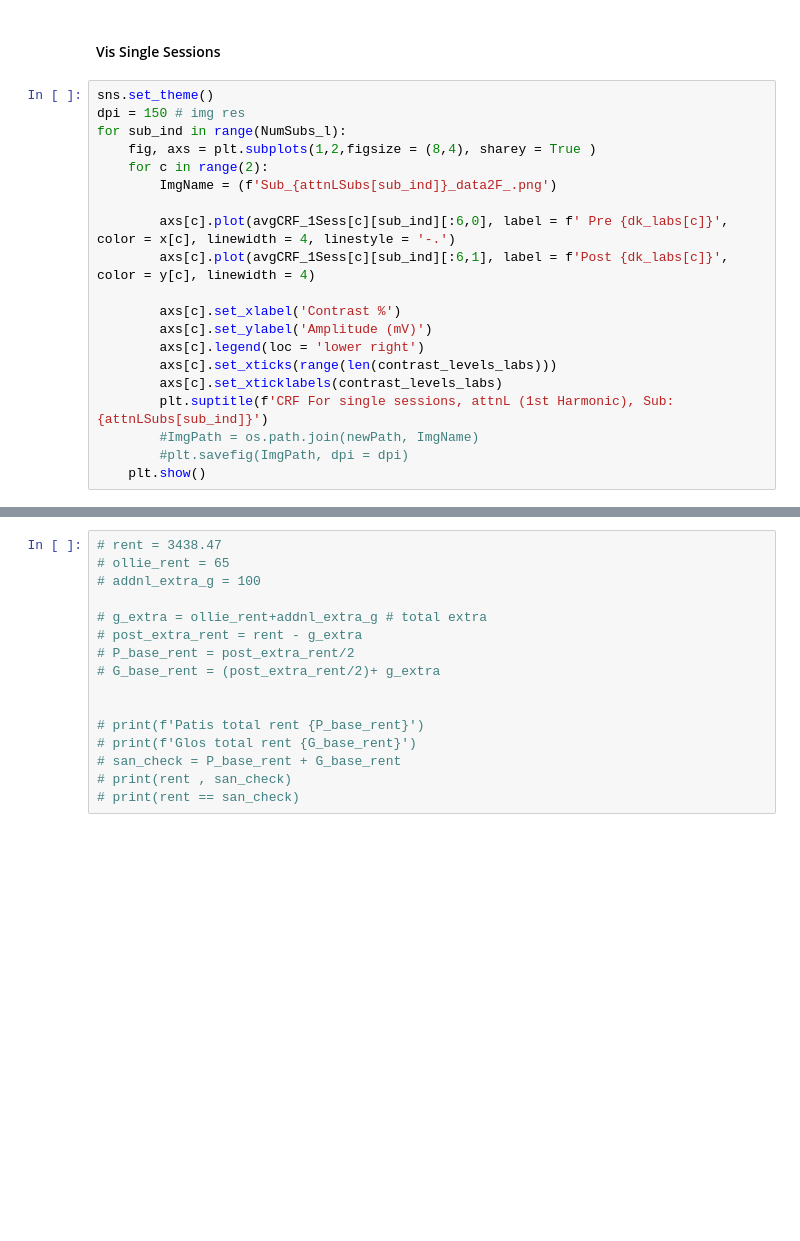
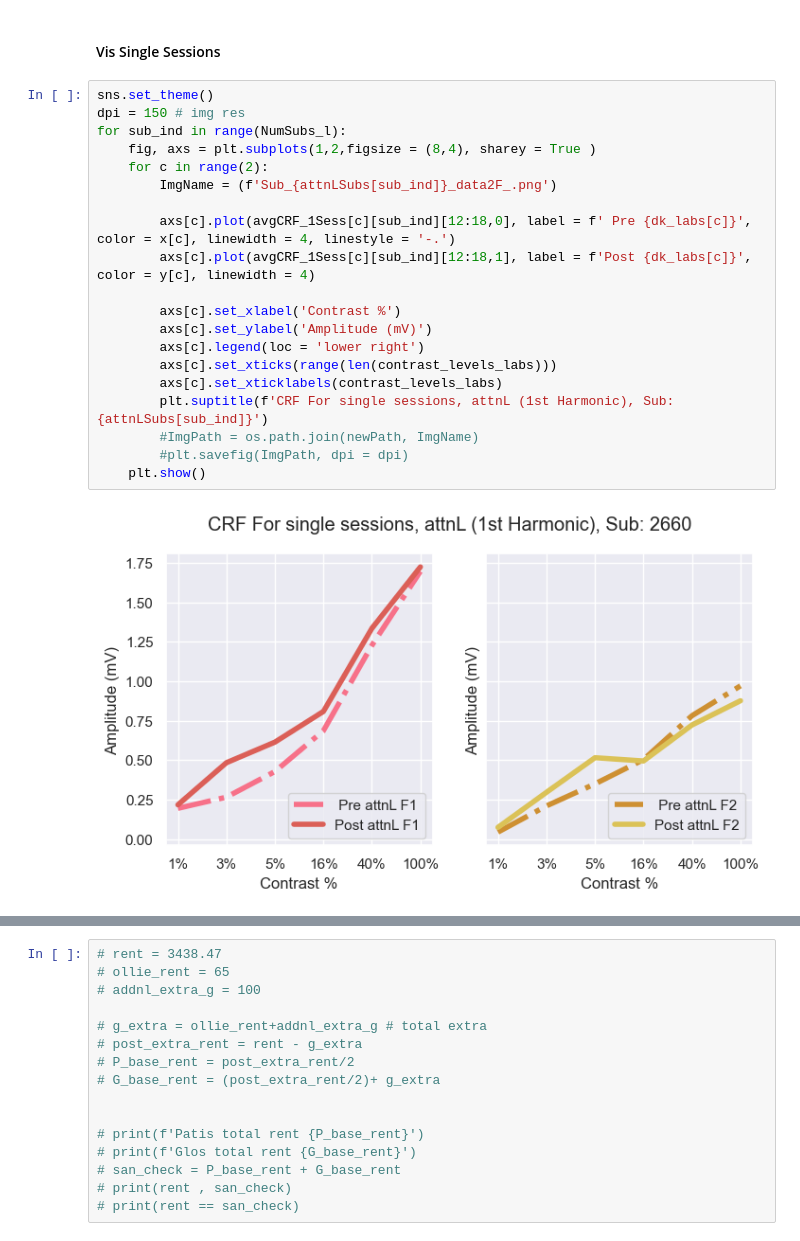
Before and after one commit to PatriciaNL/LTP_analysis, a Jupyter notebook: PythonScripts/ProcessingPipeline/S2_GetCRFs_n_Visulals.ipynb, the cells around one changed output, grey strips where cells are left out. Saved outputs shown, nothing was run; the diff lists cells and outputs as text; blank space fills up the shorter version.

```diff
--- a/PythonScripts/ProcessingPipeline/S2_GetCRFs_n_Visulals.ipynb
+++ b/PythonScripts/ProcessingPipeline/S2_GetCRFs_n_Visulals.ipynb
@@ -260,20 +301,22 @@ for sub_ind in range(1):# NumSubs
 # %%
 sns.set_theme()
 dpi = 150 # img res
 for sub_ind in range(NumSubs_l):
     fig, axs = plt.subplots(1,2,figsize = (8,4), sharey = True )
     for c in range(2):
         ImgName = (f'Sub_{attnLSubs[sub_ind]}_data2F_.png')
 
-        axs[c].plot(avgCRF_1Sess[c][sub_ind][:6,0], label = f' Pre {dk_labs[c]}', color = x[c], linewidth = 4, linestyle = '-.')
-        axs[c].plot(avgCRF_1Sess[c][sub_ind][:6,1], label = f'Post {dk_labs[c]}', color = y[c], linewidth = 4)
+        axs[c].plot(avgCRF_1Sess[c][sub_ind][12:18,0], label = f' Pre {dk_labs[c]}', color = x[c], linewidth = 4, linestyle = '-.')
+        axs[c].plot(avgCRF_1Sess[c][sub_ind][12:18,1], label = f'Post {dk_labs[c]}', color = y[c], linewidth = 4)
 
         axs[c].set_xlabel('Contrast %')
         axs[c].set_ylabel('Amplitude (mV)')
         axs[c].legend(loc = 'lower right')
         axs[c].set_xticks(range(len(contrast_levels_labs)))
         axs[c].set_xticklabels(contrast_levels_labs)
         plt.suptitle(f'CRF For single sessions, attnL (1st Harmonic), Sub: {attnLSubs[sub_ind]}')
         #ImgPath = os.path.join(newPath, ImgName)
         #plt.savefig(ImgPath, dpi = dpi)
     plt.show()
+# %% [output]
+[figure, added]
```
Also changed, not shown: parts of 10 cells of this notebook, 1 other file.
